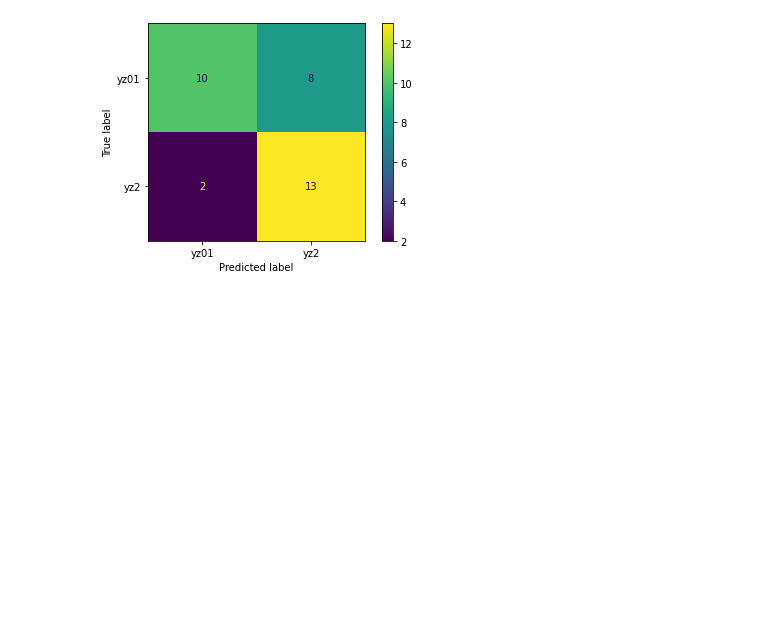
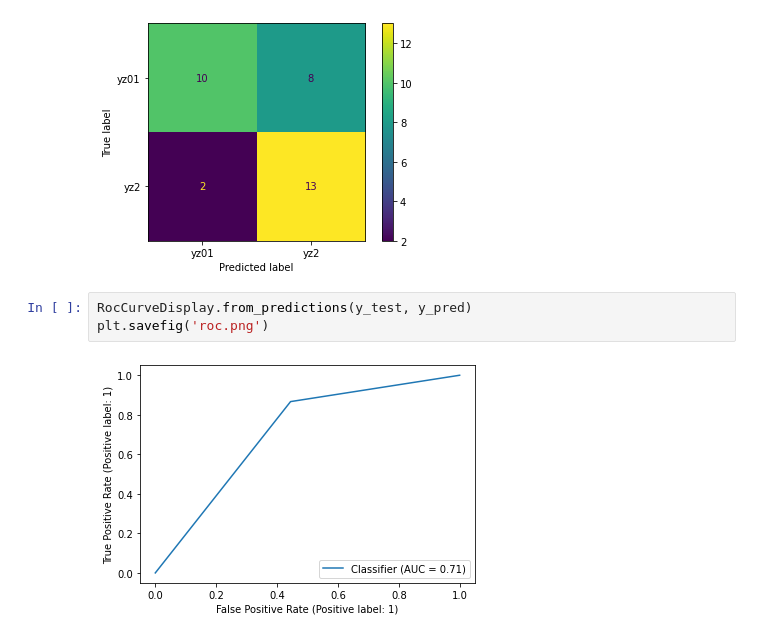
Before and after one commit to lesaum/cse5835final, a Jupyter notebook: final_project_code.ipynb, the cells around one changed output. Cells and saved outputs as stored; diff of their text form; blank space fills up the shorter version.

```diff
--- a/final_project_code.ipynb
+++ b/final_project_code.ipynb
@@ -300,3 +300,8 @@ plt.savefig('confusion matrix.png')
    macro avg       0.73      0.71      0.69        33
 weighted avg       0.74      0.70      0.69        33
 [figure]
+# %%
+RocCurveDisplay.from_predictions(y_test, y_pred)
+plt.savefig('roc.png')
+# %% [output]
+[figure, added]
```
Also changed, not shown: parts of 2 cells of this notebook.
